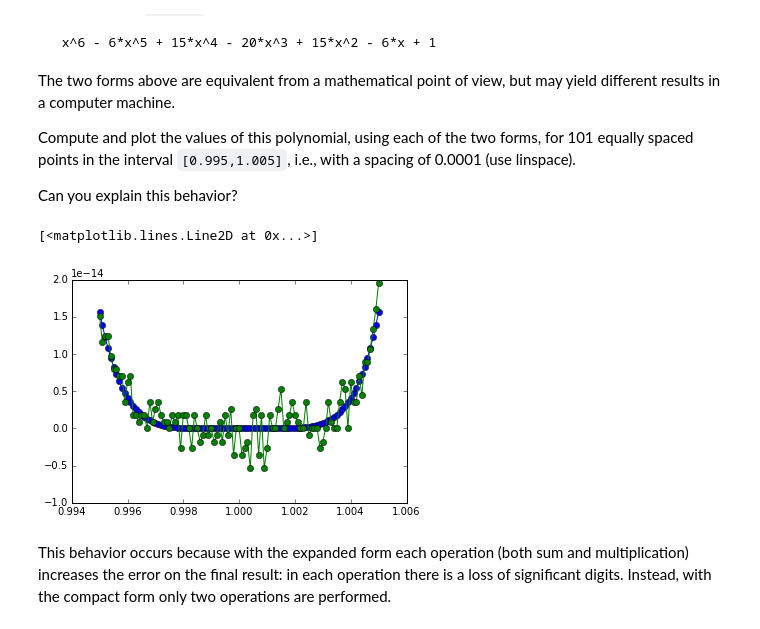
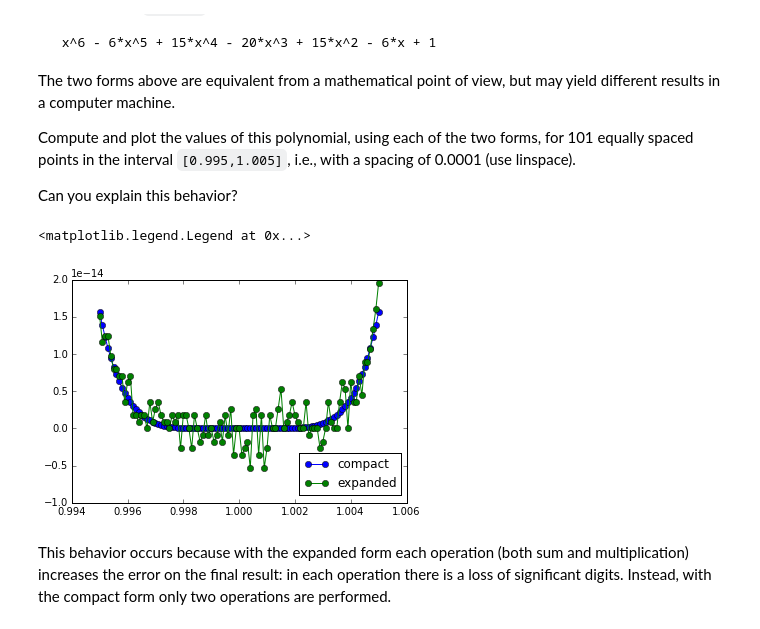
Before and after one commit to pdicerbo/P1.4, a Jupyter notebook: Basics/D1-exercises.ipynb, the cells around one changed output. Saved outputs shown, nothing was run; the diff lists cells and outputs as text; code cells hidden in the pictures.

```diff
--- a/Basics/D1-exercises.ipynb
+++ b/Basics/D1-exercises.ipynb
@@ -307,18 +307,19 @@ The polynomial `(1-x)^6` can be expanded to::
 # %%
 def compact(x):
     return (1. - x)**6
 def full(x):
     return (x**6 - 6. * x**5 + 15. * x**4 - 20. * x**3 + 15 * x**2 - 6. * x + 1)
 
 points = linspace(0.995, 1.005, 101)
 comp = array([compact(x) for x in points])
 ext = array([full(x) for x in points])
 
-plot(points, comp, '-o')
-plot(points, ext, '-o')
+plot(points, comp, '-o', label = 'compact')
+plot(points, ext, '-o', label = 'expanded')
+plt.legend(bbox_to_anchor=(1, .25))
 # %% [output]
-[<matplotlib.lines.Line2D at 0x...>]
+<matplotlib.legend.Legend at 0x...>
-[figure, old version]
+[figure, new version]
 # %% [markdown]
 This behavior occurs because with the expanded form each operation (both sum and multiplication) increases the error on the final result: in each operation there is a loss of significant digits. Instead, with the compact form only two operations are performed.
 # %% [markdown]
```
Also changed, not shown: parts of 3 cells of this notebook.
